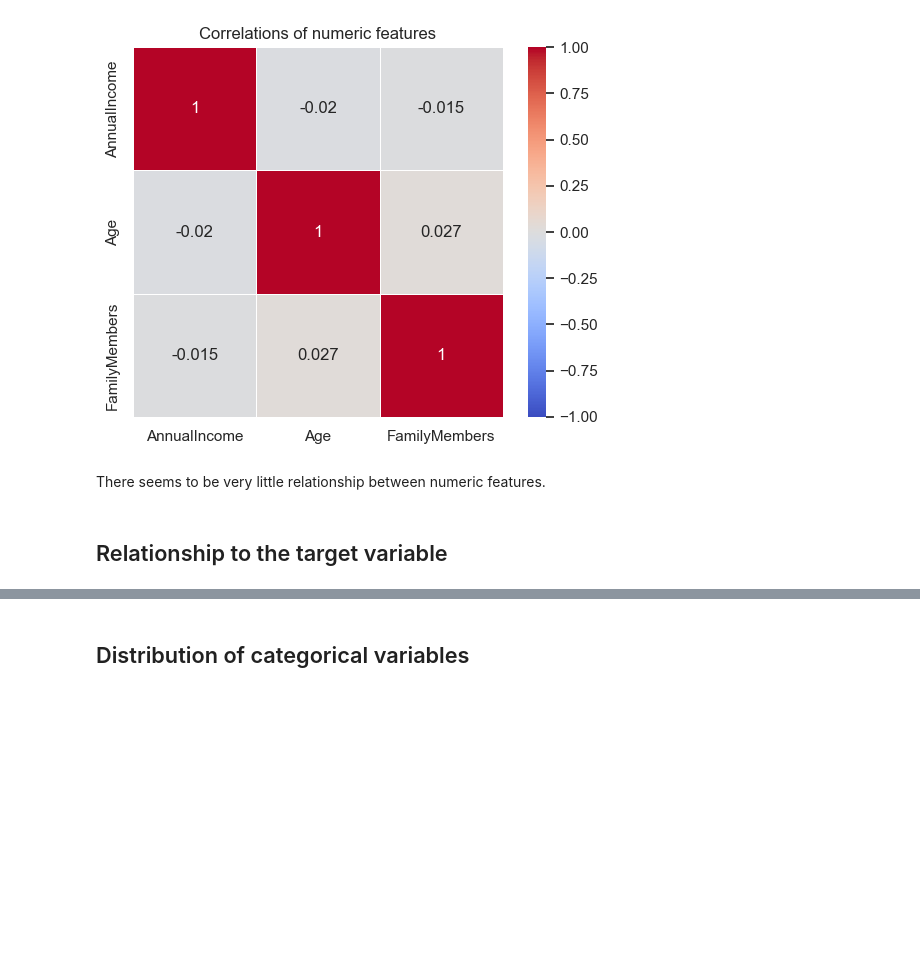
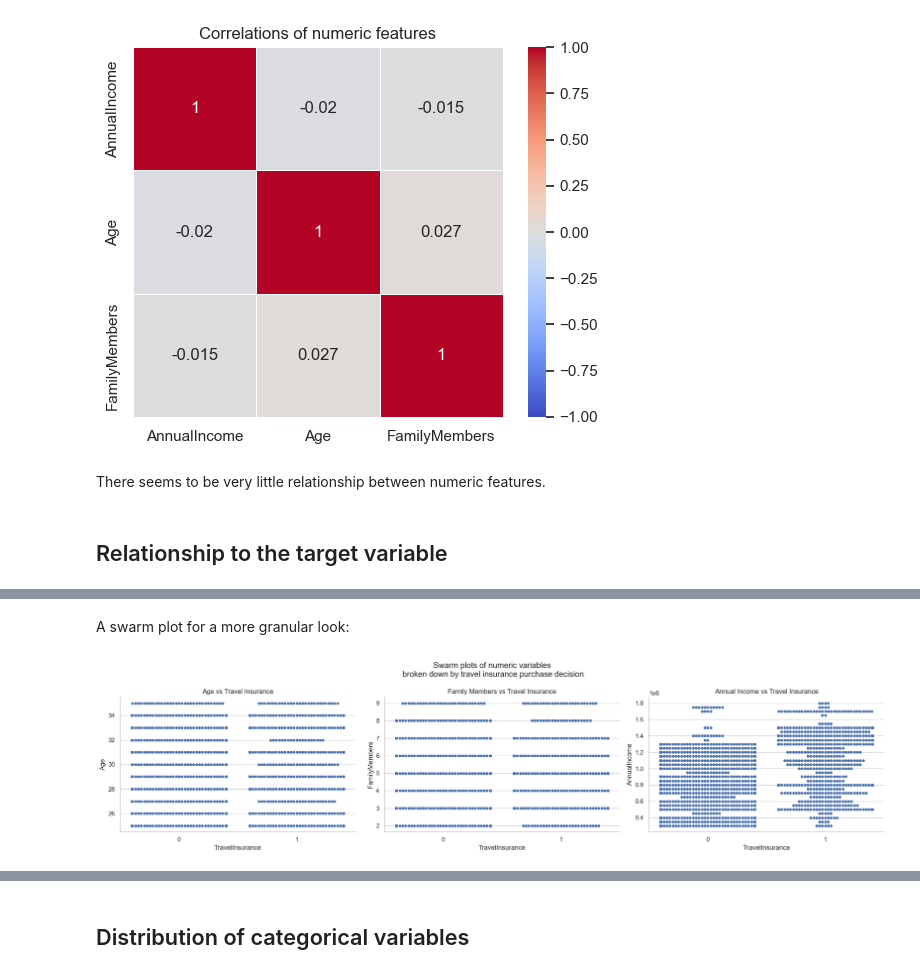
Before and after one commit to Jpooouks/Travel-Insurance-Prediction, a Jupyter notebook: main.ipynb, the cells around one changed output, grey strips where cells are left out. Drawn from its saved outputs; the diff is of its cells as text; code cells hidden in the pictures; blank space fills up the shorter version.

```diff
--- a/main.ipynb
+++ b/main.ipynb
@@ -214,0 +218,16 @@ There seems to be very little relationship between numeric features.
+# %% [markdown]
+A swarm plot for a more granular look:
+# %%
+fig, (ax1, ax2, ax3) = plt.subplots(1, 3, figsize=(20, 5))
+
+sns.swarmplot(data=df, x='TravelInsurance', y='Age', ax=ax1)
+sns.swarmplot(data=df, x='TravelInsurance', y='FamilyMembers', ax=ax2)
+sns.swarmplot(data=df, x='TravelInsurance', y='AnnualIncome', ax=ax3)
+
+ax1.set_title('Age vs Travel Insurance')
+ax2.set_title('Family Members vs Travel Insurance')
+ax3.set_title('Annual Income vs Travel Insurance')
+plt.suptitle('Swarm plots of numeric variables\n broken down by travel insurance purchase decision')
+plt.tight_layout();
+# %% [output]
+[figure, added]
```
Also changed, not shown: parts of 179 cells of this notebook, 2 other files.
